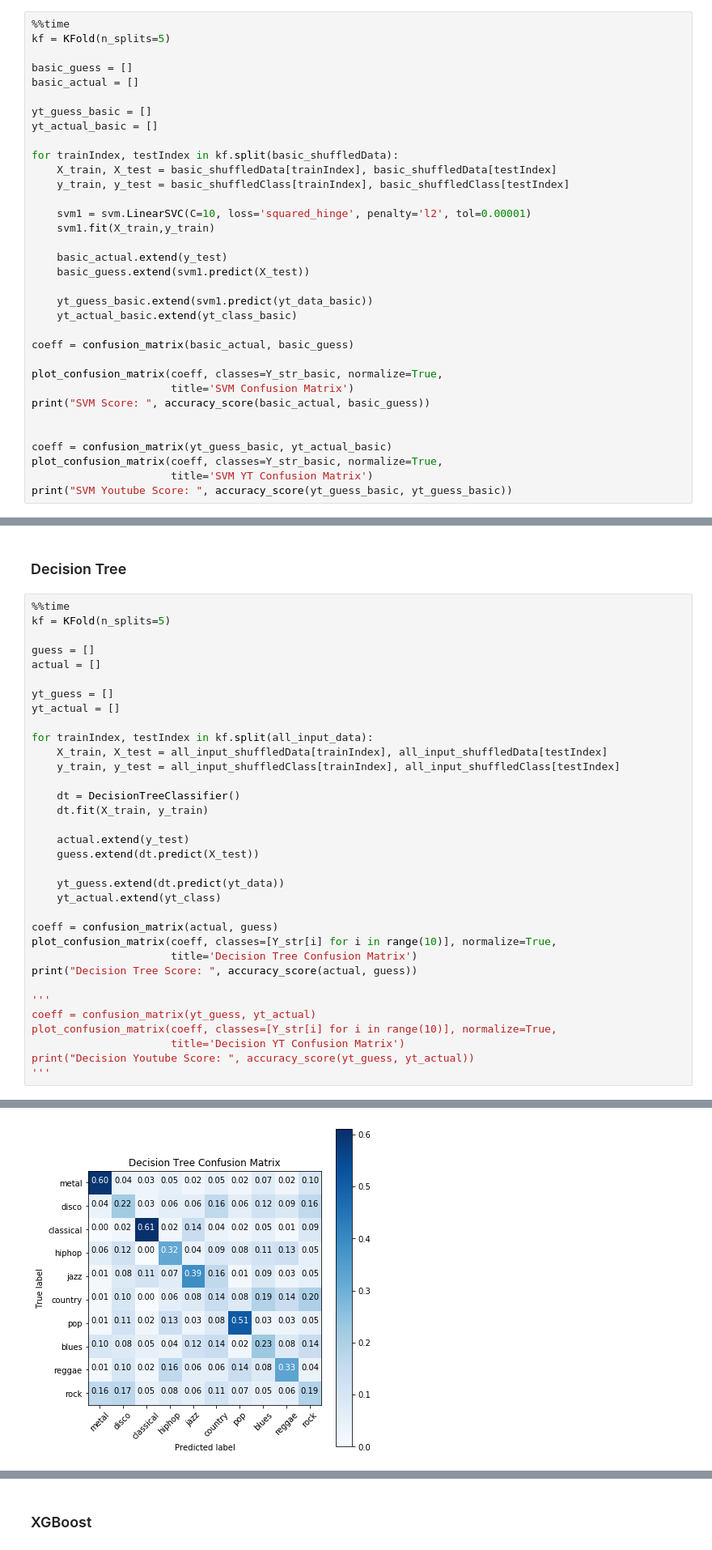
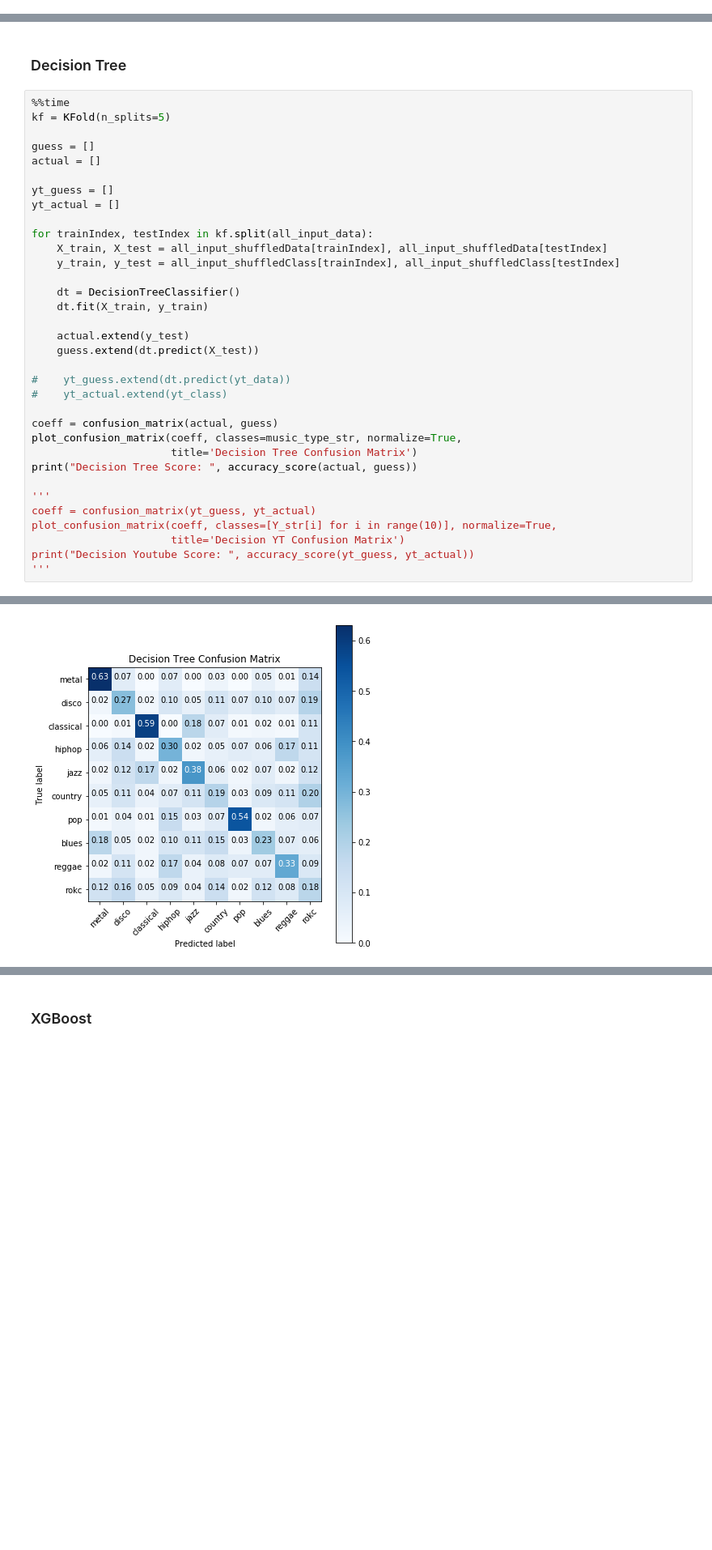
Before and after one commit to GTU-Projects/CSE455_MachineLearning_2018, a Jupyter notebook: Final_MusicClassification/music_classfication.ipynb, the cells around one changed output, grey strips where cells are left out. Shown at 81% size. Cells and saved outputs as stored; diff of their text form; blank space fills up the shorter version.

```diff
--- a/Final_MusicClassification/music_classfication.ipynb
+++ b/Final_MusicClassification/music_classfication.ipynb
@@ -487,34 +398,0 @@ Wall time: 27.2 s
-# %%
-%%time
-kf = KFold(n_splits=5)
-
-basic_guess = []
-basic_actual = []
-
-yt_guess_basic = []
-yt_actual_basic = []
-
-for trainIndex, testIndex in kf.split(basic_shuffledData):
-    X_train, X_test = basic_shuffledData[trainIndex], basic_shuffledData[testIndex]
-    y_train, y_test = basic_shuffledClass[trainIndex], basic_shuffledClass[testIndex]
-
-    svm1 = svm.LinearSVC(C=10, loss='squared_hinge', penalty='l2', tol=0.00001)
-    svm1.fit(X_train,y_train)
-
-    basic_actual.extend(y_test)
-    basic_guess.extend(svm1.predict(X_test))
-
-    yt_guess_basic.extend(svm1.predict(yt_data_basic))
-    yt_actual_basic.extend(yt_class_basic)
-
-coeff = confusion_matrix(basic_actual, basic_guess)
-
-plot_confusion_matrix(coeff, classes=Y_str_basic, normalize=True,
-                      title='SVM Confusion Matrix')
-print("SVM Score: ", accuracy_score(basic_actual, basic_guess))
-
-
-coeff = confusion_matrix(yt_guess_basic, yt_actual_basic)
-plot_confusion_matrix(coeff, classes=Y_str_basic, normalize=True,
-                      title='SVM YT Confusion Matrix')
-print("SVM Youtube Score: ", accuracy_score(yt_guess_basic, yt_guess_basic))
@@ -547,11 +418,11 @@ for trainIndex, testIndex in kf.split(all_input_data):
     actual.extend(y_test)
     guess.extend(dt.predict(X_test))
 
-    yt_guess.extend(dt.predict(yt_data))
-    yt_actual.extend(yt_class)
+#    yt_guess.extend(dt.predict(yt_data))
+#    yt_actual.extend(yt_class)
 
 coeff = confusion_matrix(actual, guess)
-plot_confusion_matrix(coeff, classes=[Y_str[i] for i in range(10)], normalize=True,
+plot_confusion_matrix(coeff, classes=music_type_str, normalize=True,
                       title='Decision Tree Confusion Matrix')
 print("Decision Tree Score: ", accuracy_score(actual, guess))
 
@@ -567,2 +438,2 @@ CPU times: user 2.05 s, sys: 90.4 ms, total: 2.14 s
 Wall time: 2.03 s
-[figure, old version]
+[figure, new version]
```
Also changed, not shown: parts of 20 cells of this notebook, 1 other file.
